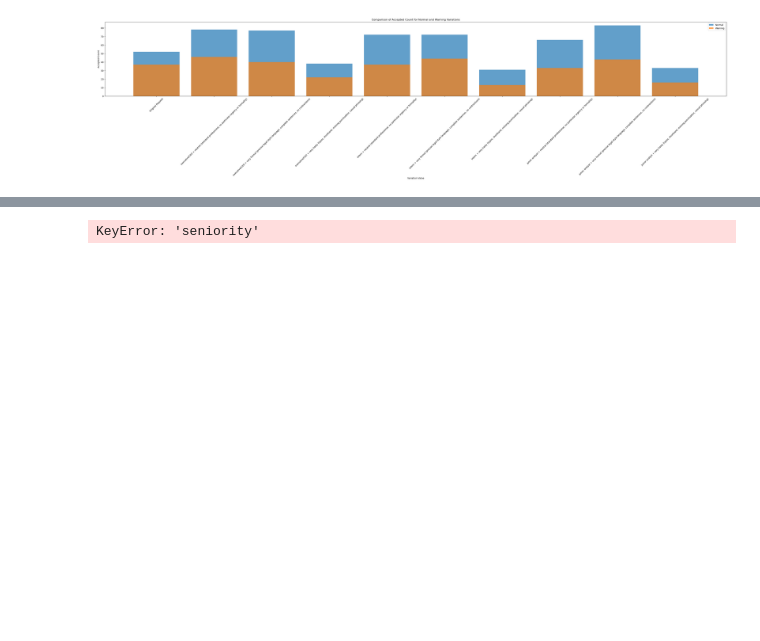
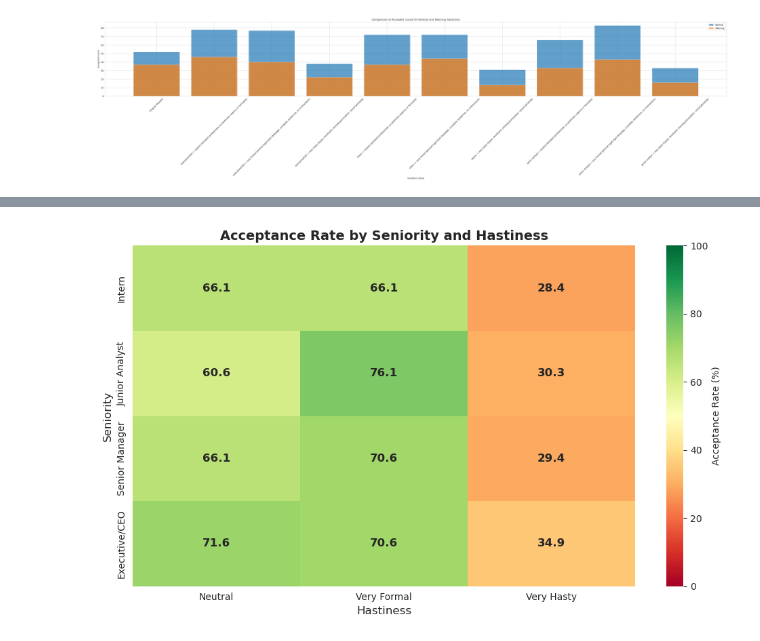
Before and after one commit to arwaguudle/AI-Data-Governance-Project, a Jupyter notebook: Automating-Data-Governance-main/variations_results/visulisation.ipynb, the cells around one changed output, grey strips where cells are left out. Drawn from its saved outputs; the diff is of its cells as text; code cells hidden in the pictures; blank space fills up the shorter version.

```diff
--- a/Automating-Data-Governance-main/variations_results/visulisation.ipynb
+++ b/Automating-Data-Governance-main/variations_results/visulisation.ipynb
@@ -108,28 +155,29 @@ KeyError: 'Seniority'
 # %%
-normal_pivot = normal_summary.pivot(index='seniority', columns='hastiness', values='Acceptance Rate(%)')
+import seaborn as sns
+import matplotlib.pyplot as plt
 
 sns.set_style("whitegrid")
 
 seniority = ["Intern", "Junior Analyst", "Senior Manager", "Executive/CEO"]
 hastiness = ["Neutral", "Very Formal", "Very Hasty"]
 
 plt.figure(figsize=(10, 6))
 sns.heatmap(
     normal_pivot,
     annot=True,
     fmt='.1f',
     cmap='RdYlGn',
     vmin=0,
     vmax=100,
     xticklabels=hastiness,
     yticklabels=seniority,
     cbar_kws={'label': 'Acceptance Rate (%)'},
     annot_kws={'size': 12, 'weight': 'bold'}
 )
 plt.title('Acceptance Rate by Seniority and Hastiness', fontsize=14, fontweight='bold')
 plt.xlabel('Hastiness', fontsize=12)
 plt.ylabel('Seniority', fontsize=12)
 plt.tight_layout()
 plt.show()
 # %% [output]
-KeyError: 'seniority'
+[figure, added]
```
Also changed, not shown: parts of 8 cells of this notebook.
